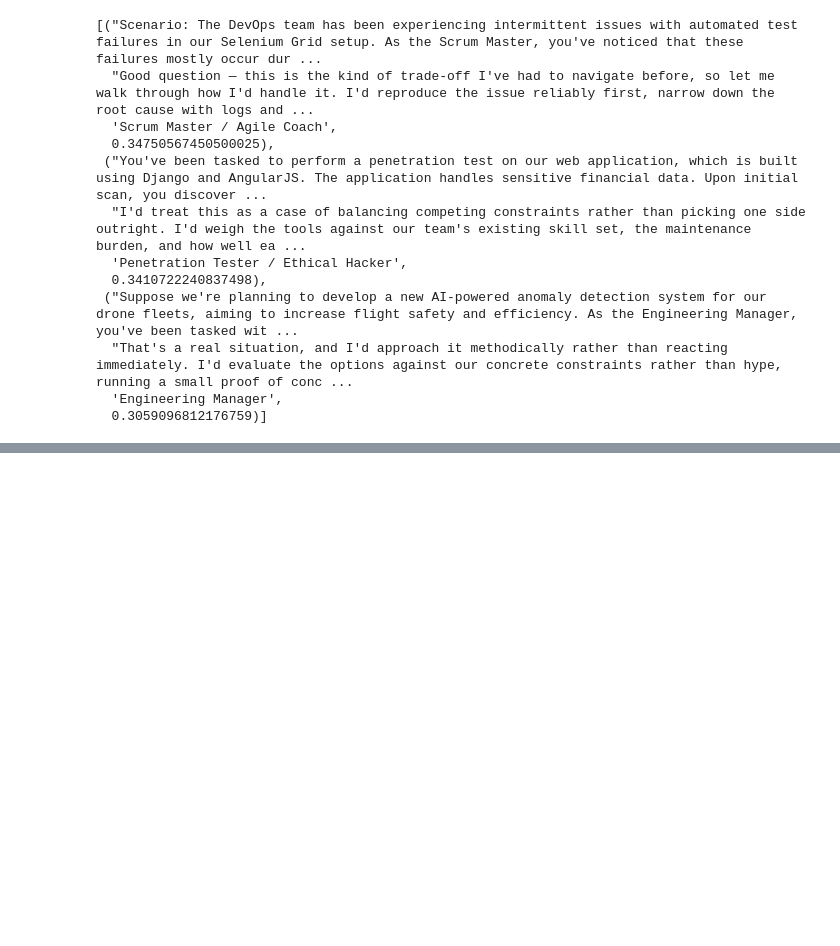
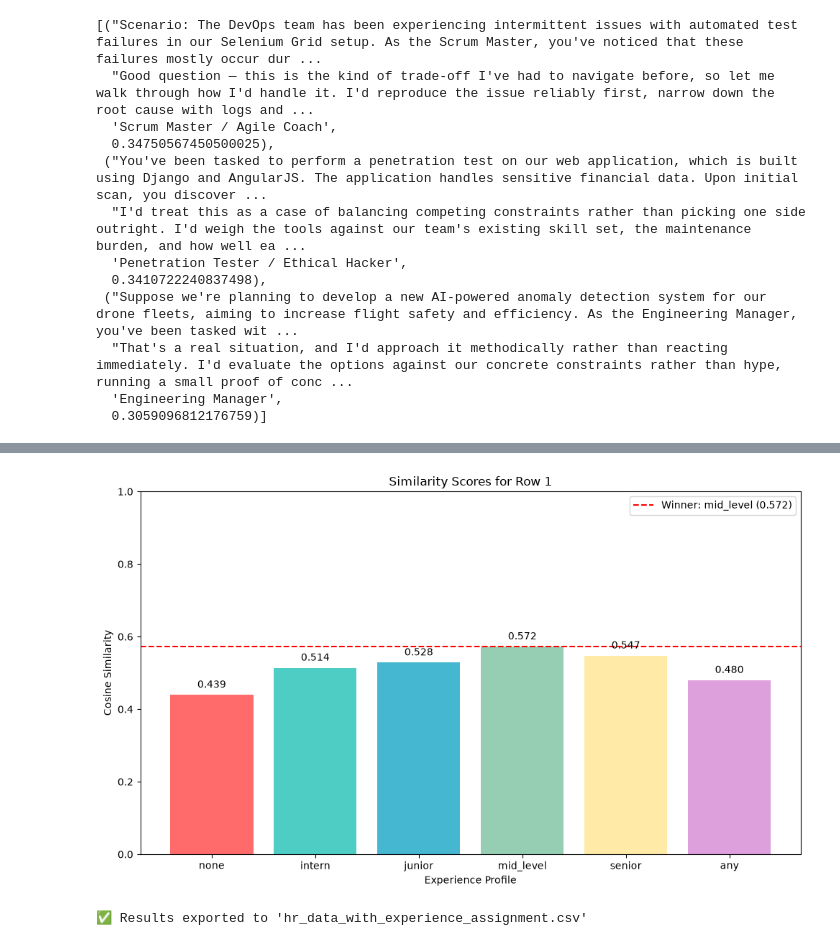
Before and after one commit to RushalMdhr/ProjectIII-The_Trial, a Jupyter notebook: backend/ai/documents/handler.ipynb, the cells around one changed output, grey strips where cells are left out. Drawn from its saved outputs; the diff is of its cells as text; code cells hidden in the pictures; blank space fills up the shorter version.

Commit message:
to add dataset to db

```diff
--- a/backend/ai/documents/handler.ipynb
+++ b/backend/ai/documents/handler.ipynb
@@ -264,0 +349,72 @@ def handle_msg(userconent)
+# %%
+# ============================================================
+# 4. Process Your Dataset
+# ============================================================
+fake_df
+profile_names = list(experience_profiles.keys())
+
+results = []
+for _, row in fake_df.iterrows():
+    combined_text = f"Question: {row['question']}\nAnswer: {row['answer']}"
+    result = assign_experience(combined_text, profile_matrix, profile_names)
+    results.append(result)
+
+# Add to dataframe
+fake_df['assigned_experience'] = [r['assigned_level'] for r in results]
+fake_df['confidence'] = [r['confidence_score'] for r in results]
+# %%
+# ============================================================
+# 5. Visualization: Similarity Heatmap for a Sample Row
+# ============================================================
+def plot_similarity_for_row(row_index):
+    """Show how this row scored against all 6 profiles."""
+    sample = results[row_index]
+    levels = profile_names
+    scores = [sample['all_scores'][level] for level in levels]
+
+    plt.figure(figsize=(10, 6))
+    bars = plt.bar(levels, scores, color=['#FF6B6B', '#4ECDC4', '#45B7D1', '#96CEB4', '#FFEAA7', '#DDA0DD'])
+    plt.axhline(y=sample['confidence_score'], color='red', linestyle='--', label=f"Winner: {sample['assigned_level']} ({sample['confidence_score']:.3f})")
+    plt.xlabel('Experience Profile')
+    plt.ylabel('Cosine Similarity')
+    plt.title(f'Similarity Scores for Row {row_index+1}')
+    plt.legend()
+    plt.ylim(0, 1)
+
+    # Add value labels
+    for bar, score in zip(bars, scores):
+        plt.text(bar.get_x() + bar.get_width()/2, bar.get_height() + 0.02, f'{score:.3f}', ha='center')
+
+    plt.tight_layout()
+    plt.savefig(f'similarity_row_{row_index+1}.png')
+    plt.show()
+
+# Plot first row as example
+plot_similarity_for_row(0)
+# %% [output]
+[figure, added]
+# %%
+# ============================================================
+# 6. Overall Distribution Visualization
+# ============================================================
+def plot_assignment_distribution():
+    """Show how many rows assigned to each experience level."""
+    ax = fake_df['assigned_experience'].value_counts().plot(kind='bar', color='skyblue')
+    ax.set_xlabel('Experience Level')
+    ax.set_ylabel('Number of Rows')
+    ax.set_title('Distribution of Assigned Experience Levels')
+
+    for i, v in enumerate(fake_df['assigned_experience'].value_counts().values):
+        plt.text(i, v + 5, str(v), ha='center')
+
+    plt.tight_layout()
+    plt.savefig('assignment_distribution.png')
+    plt.show()
+
+# ============================================================
+# 7. Export Results
+# ============================================================
+fake_df.to_csv('hr_data_with_experience_assignment.csv', index=False)
+print("✅ Results exported to 'hr_data_with_experience_assignment.csv'")
+# %% [output]
+✅ Results exported to 'hr_data_with_experience_assignment.csv'
```
Also changed, not shown: parts of 15 cells of this notebook, 3 other files.
